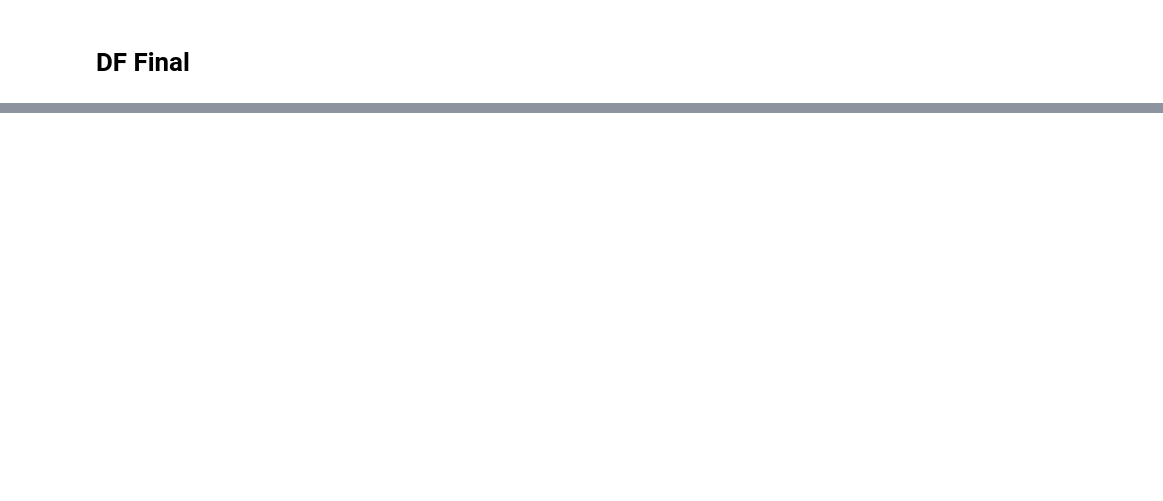
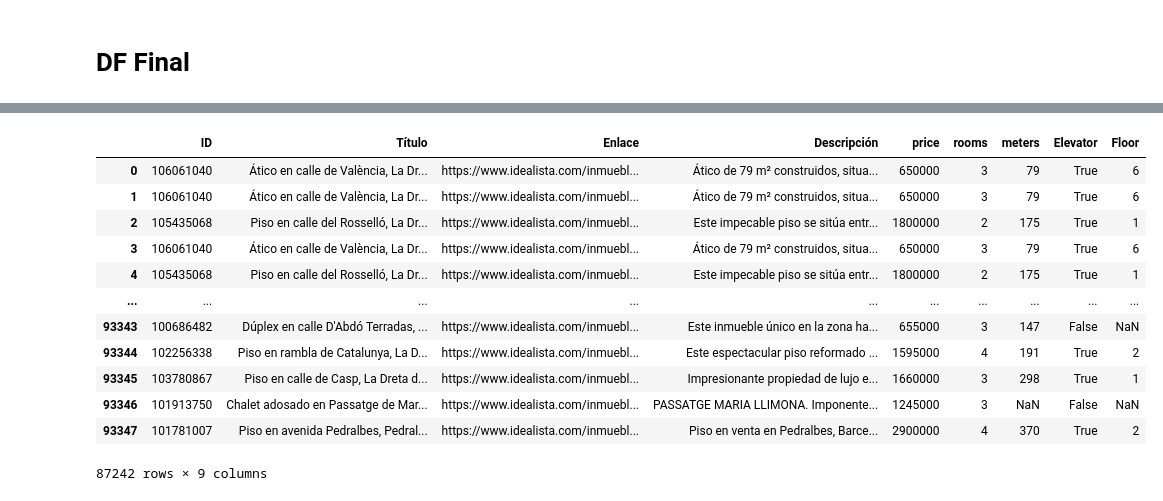
Before and after one commit to AlexanderLB98/Real-estate-webscrapper, a Jupyter notebook: notebooks/1-raw_data_analysis.ipynb, the cells around one changed output, grey strips where cells are left out. Drawn from its saved outputs; the diff is of its cells as text; code cells hidden in the pictures; blank space fills up the shorter version.

Commit message:
UPDATE: testing pipeline function

```diff
--- a/notebooks/1-raw_data_analysis.ipynb
+++ b/notebooks/1-raw_data_analysis.ipynb
@@ -261,0 +346,31 @@ Name: Descripción, dtype: object
+# %%
+def apply_pipeline(df: pd.DataFrame, steps: list) -> pd.DataFrame:
+    df.dropna(inplace=True)
+    for step in steps:
+        try:
+            df = step(df)
+        except Exception as e:
+            print("Error in step: " + str(step))
+            print(e)
+    df.drop(columns=["Detalles"], inplace=True)
+    return df
+
+pipeline_steps = [
+    fix_ID,
+    fix_price,
+    get_number_of_rooms,
+    get_meters,
+    get_elevator,
+    get_floor,
+
+]
+# %%
+raw_path = "../data/raw/"
+files = [file for file in os.listdir(raw_path) if file.endswith(".csv")]
+
+df = pd.DataFrame()
+for file in files:
+    temp_df = pd.read_csv(os.path.join(raw_path, file))
+    df = pd.concat([df, temp_df], ignore_index=True)
+
+df
@@ -261,0 +391,17 @@ Name: Descripción, dtype: object
+# %%
+df_pipe = apply_pipeline(df, pipeline_steps)
+df_pipe
+# %% [output]
+|  | ID | Título | Enlace | Descripción | price | rooms | meters | Elevator | Floor |
+| 0 | 106061040 | Ático en calle de València, La Dr... | https://www.idealista.com/inmuebl... | Ático de 79 m² construidos, situa... | 650000 | 3 | 79 | True | 6 |
+| 1 | 106061040 | Ático en calle de València, La Dr... | https://www.idealista.com/inmuebl... | Ático de 79 m² construidos, situa... | 650000 | 3 | 79 | True | 6 |
+| 2 | 105435068 | Piso en calle del Rosselló, La Dr... | https://www.idealista.com/inmuebl... | Este impecable piso se sitúa entr... | 1800000 | 2 | 175 | True | 1 |
+| 3 | 106061040 | Ático en calle de València, La Dr... | https://www.idealista.com/inmuebl... | Ático de 79 m² construidos, situa... | 650000 | 3 | 79 | True | 6 |
+| 4 | 105435068 | Piso en calle del Rosselló, La Dr... | https://www.idealista.com/inmuebl... | Este impecable piso se sitúa entr... | 1800000 | 2 | 175 | True | 1 |
+| ... | ... | ... | ... | ... | ... | ... | ... | ... | ... |
+| 93343 | 100686482 | Dúplex en calle D'Abdó Terradas, ... | https://www.idealista.com/inmuebl... | Este inmueble único en la zona ha... | 655000 | 3 | 147 | False | NaN |
+| 93344 | 102256338 | Piso en rambla de Catalunya, La D... | https://www.idealista.com/inmuebl... | Este espectacular piso reformado ... | 1595000 | 4 | 191 | True | 2 |
+| 93345 | 103780867 | Piso en calle de Casp, La Dreta d... | https://www.idealista.com/inmuebl... | Impresionante propiedad de lujo e... | 1660000 | 3 | 298 | True | 1 |
+| 93346 | 101913750 | Chalet adosado en Passatge de Mar... | https://www.idealista.com/inmuebl... | PASSATGE MARIA LLIMONA. Imponente... | 1245000 | 3 | NaN | False | NaN |
+| 93347 | 101781007 | Piso en avenida Pedralbes, Pedral... | https://www.idealista.com/inmuebl... | Piso en venta en Pedralbes, Barce... | 2900000 | 4 | 370 | True | 2 |
+87242 rows × 9 columns
```
Also changed, not shown: parts of 26 cells of this notebook.
